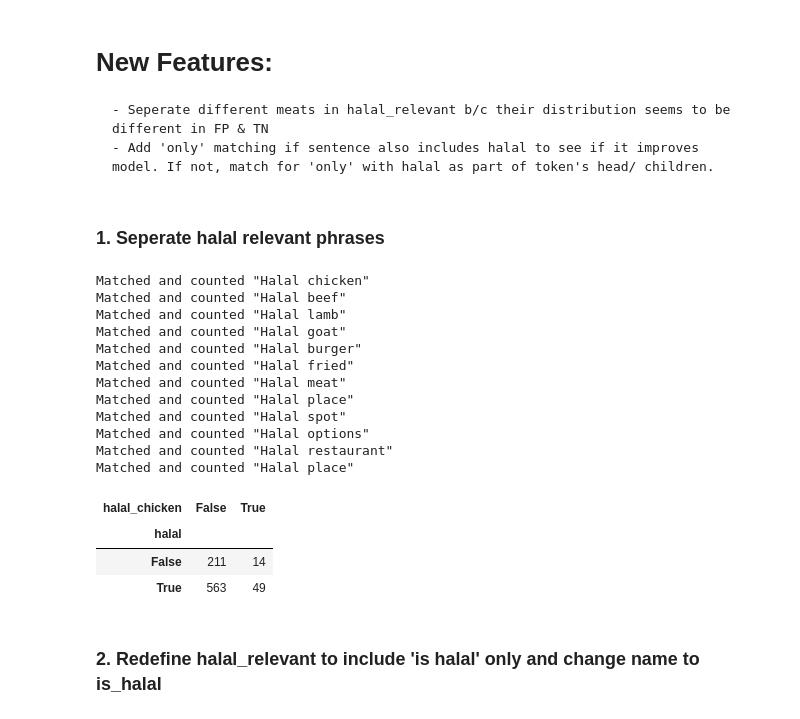
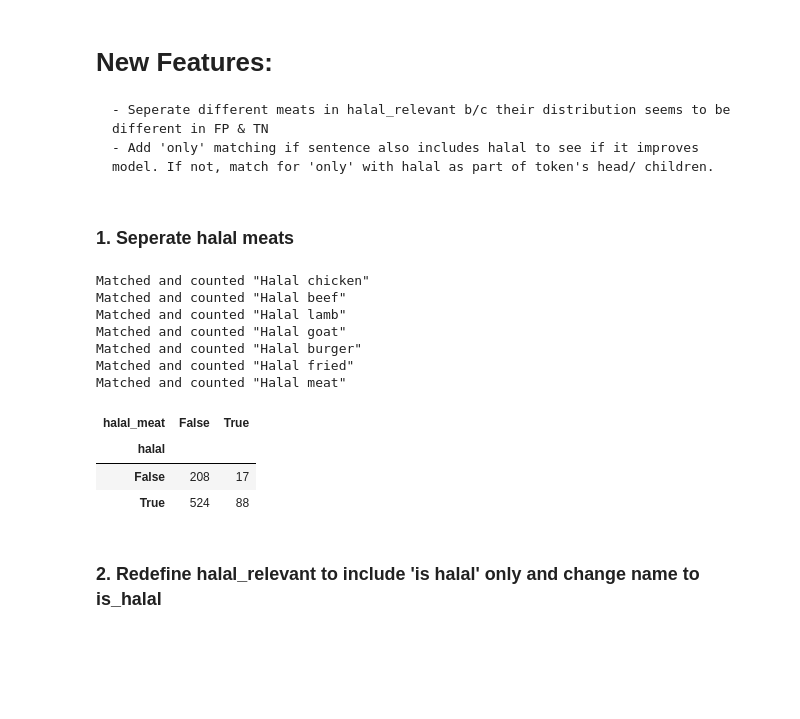
Before and after one commit to WAzaizeh/Halal_o_Meter, a Jupyter notebook: src/features/feature_engineering/Feature_Engineering_v4.ipynb, the cells around one changed output. Drawn from its saved outputs; the diff is of its cells as text; code cells hidden in the pictures; blank space fills up the shorter version.

```diff
--- a/src/features/feature_engineering/Feature_Engineering_v4.ipynb
+++ b/src/features/feature_engineering/Feature_Engineering_v4.ipynb
@@ -86,7 +82,7 @@ Shutting down server on port 5000.
     - Seperate different meats in halal_relevant b/c their distribution seems to be different in FP & TN
     - Add 'only' matching if sentence also includes halal to see if it improves model. If not, match for 'only' with halal as part of token's head/ children.
 # %% [markdown]
-### 1. Seperate halal relevant phrases
+### 1. Seperate halal meats
 # %%
 # initialize nlp if necessary
 nlp = en_core_web_sm.load()
@@ -113,8 +109,7 @@ def get_match_data(text):
     if (bool_col_name in data_df.columns) and (count_col_name in data_df.columns):
         print('Matched and counted "Halal {}"'.format(text))
 
-word_list = ['chicken', 'beef', 'lamb', 'goat', 'burger', 'fried', 'meat',
-             'place', 'spot', 'options', 'restaurant', 'place']
+word_list = ['chicken', 'beef', 'lamb', 'goat', 'burger', 'fried', 'meat']
 for word in word_list:
     get_match_data(word)
 # %% [output]
@@ -125,18 +120,13 @@ Matched and counted "Halal goat"
 Matched and counted "Halal burger"
 Matched and counted "Halal fried"
 Matched and counted "Halal meat"
-Matched and counted "Halal place"
-Matched and counted "Halal spot"
-Matched and counted "Halal options"
-Matched and counted "Halal restaurant"
-Matched and counted "Halal place"
 # %%
-pd.crosstab(data_df['halal'], data_df['halal_chicken'])
+pd.crosstab(data_df['halal'], data_df['halal_meat'])
 # %% [output]
-| halal_chicken | False | True |
+| halal_meat | False | True |
 | halal |  |  |
-| False | 211 | 14 |
-| True | 563 | 49 |
+| False | 208 | 17 |
+| True | 524 | 88 |
 # %% [markdown]
 ### 2. Redefine halal_relevant to include 'is halal' only and change name to is_halal
 # %%
```
Also changed, not shown: parts of 11 cells of this notebook, 1 other file.
